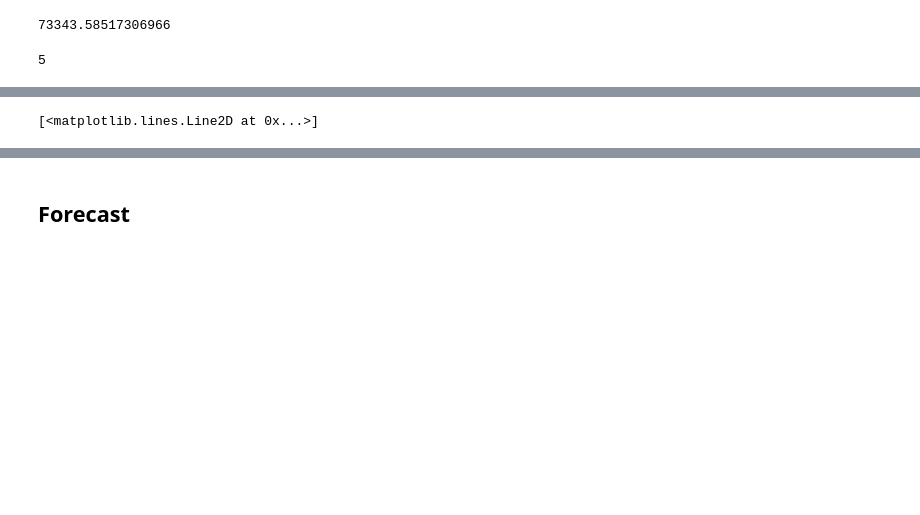
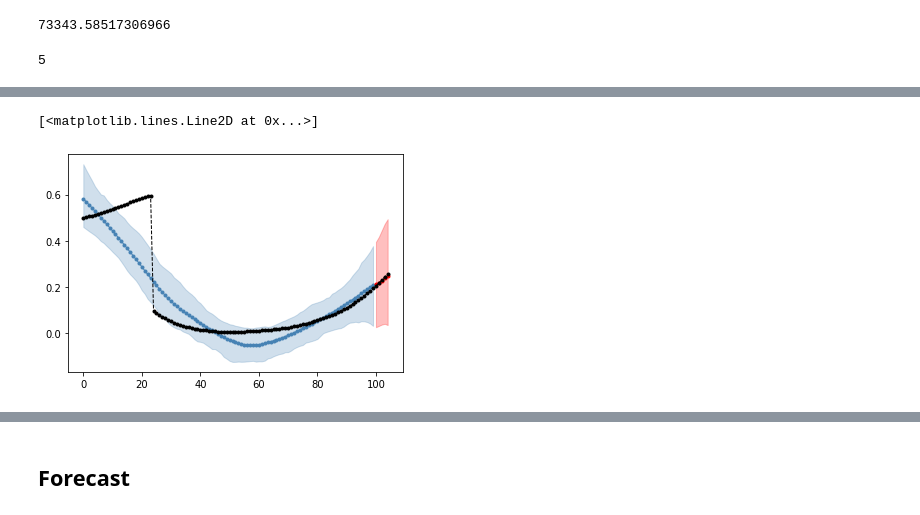
Before and after one commit to joshloyal/DynamicRDPG, a Jupyter notebook: notebook/Local Level (Random Walk) Model.ipynb, the cells around one changed output, grey strips where cells are left out. Drawn from its saved outputs; the diff is of its cells as text; code cells hidden in the pictures; blank space fills up the shorter version.

```diff
--- a/notebook/Local Level (Random Walk) Model.ipynb
+++ b/notebook/Local Level (Random Walk) Model.ipynb
@@ -134,7 +130,7 @@ plt.fill_between(ts, cis[0], cis[2], color='red', alpha=0.25)
 # %%
 from scipy.linalg import orthogonal_procrustes
 
-idx = 27
+idx = 5
 
 
 #print(np.sqrt(dase.sigma_[idx]))
@@ -155,7 +151,7 @@ plt.plot(X_est[:, idx, 0], '.-', color='steelblue', lw=1)
 #plt.fill_between(np.arange(len(Y)-1), cis[0, :, 1], cis[1, :, 1], color='darkorange', alpha=0.25)
 plt.fill_between(np.arange(len(Y)-k_steps), cis[0, :, 0], cis[1, :, 0], color='steelblue', alpha=0.25)
 
-samples = rdpg.forecast_positions(k_steps=k_steps, n_samples=1000)
+samples = rdpg.forecast_positions(k_steps=k_steps, n_samples=200)
 cis = np.quantile(samples, q=[0.025,0.5, 0.975], axis=0)
 X_forecast = cis[1]
 for k, t in enumerate(range(len(Y)-k_steps, len(Y))):
@@ -174,4 +168,5 @@ plt.plot(X_true[:, idx, 0], '.--', lw=1, color='k')
 [<matplotlib.lines.Line2D at 0x...>]
+[figure, added]
 # %%
 from scipy.linalg import orthogonal_procrustes
 from sklearn.metrics import roc_auc_score
```
Also changed, not shown: parts of 25 cells of this notebook, 2 other files.
